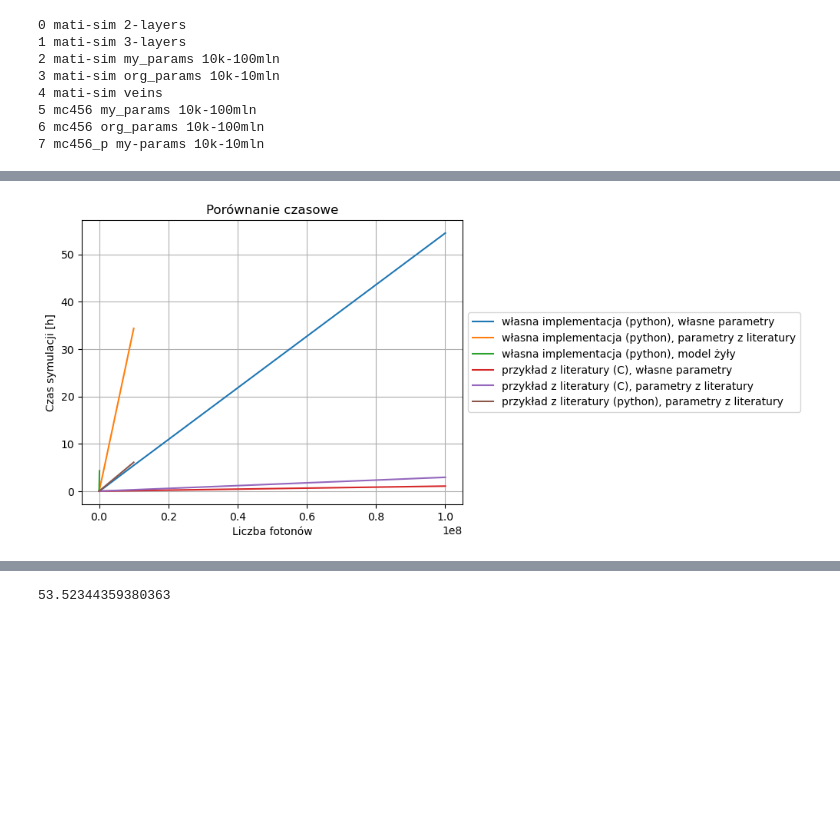
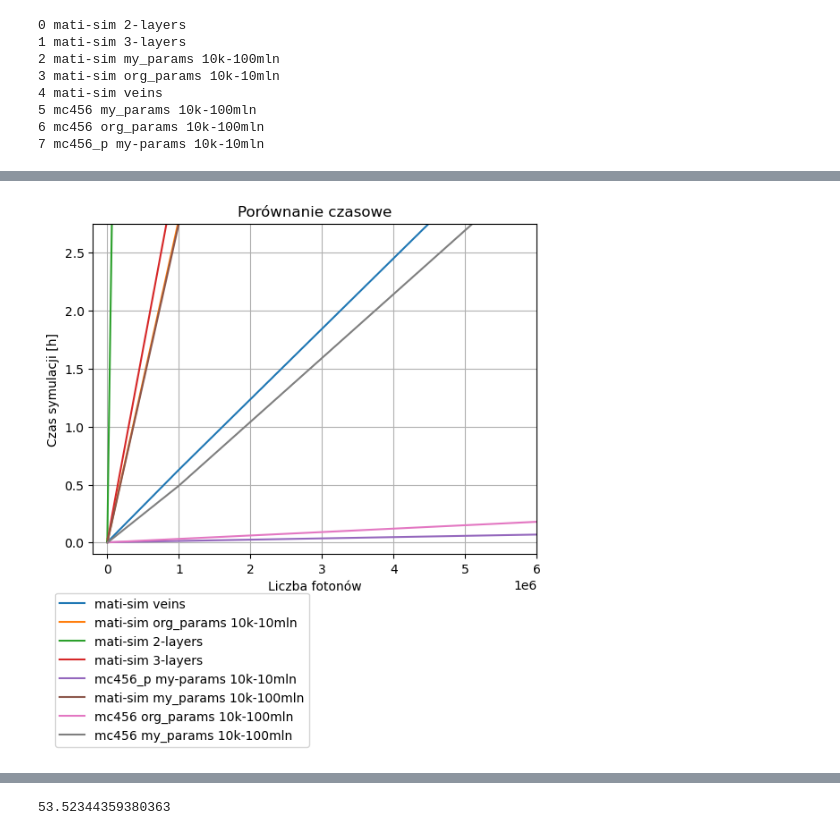
Before and after one commit to Mateuszq28/wyniki_symulacji_pulpit, a Jupyter notebook: time_comparison.ipynb, the cells around one changed output, grey strips where cells are left out. Drawn from its saved outputs; the diff is of its cells as text; code cells hidden in the pictures; blank space fills up the shorter version.

Commit message:
time

```diff
--- a/time_comparison.ipynb
+++ b/time_comparison.ipynb
@@ -79,4 +78,12 @@ for i in range(len(test_list)):
 print(time_collector)
 # %% [output]
 [['mati-sim 2-layers', [9.886546611785889, 988.9582951068878, 0.9880919456481934, 98.03512787818909, 9912.306844949722], ['1000_photons', '100_000_photons', '100_photons', '10_000_photons', '1_000_000 ...
+# %%
+photons = [[1000, 100_000, 100, 10_000, 1_000_000], [1000, 100_000, 100, 10_000, 1_000_000], ['g0', 'g0.5', 'g0.9', 'g1'], [100_000, 100_000_000, 100, 10_000, 10_000_000, 1_000_000]]
+photons += [[100_000, 10_000, 10_000_000, 1_000_000], [1000, 100_000, 100, 100, 10_000], ['coll_gauss', 'down', 'foc_gauss', 'isotropic', 'up']]
+photons += [[100_000, 100_000_000, 10_000, 10_000_000, 1_000_000], [100_000, 100_000_000, 10_000, 10_000_000, 1_000_000], ['g0'], ['g0']]
+photons += [[100_000, 10_000, 10_000_000, 1_000_000]]
+idx_out = [isinstance(l[0], str) for l in photons]
+photons = [l for l, cond_out in zip(photons, idx_out) if not cond_out]
+time_collector = [l for l, cond_out in zip(time_collector, idx_out) if not cond_out]
 # %%
@@ -168,3 +169,12 @@ for i in range(len(xy_list)):
 5 mc456 my_params 10k-100mln
 6 mc456 org_params 10k-100mln
 7 mc456_p my-params 10k-10mln
+# %%
+sorted_ids = [4,3,0,1,7,2,6,5]
+xy_list = [xy_list[i] for i in sorted_ids]
+names = [names[i] for i in sorted_ids]
+# %%
+for i,l in enumerate(xy_list):
+    print()
+    print(str(i)+' '+names[i])
+    print(l)
@@ -171,36 +199,55 @@ for i in range(len(xy_list)):
 # %%
-names = [time_collector[i][0] for i in range(len(xy_list))]
+# names = [time_collector[i][0] for i in range(len(xy_list))]
 skip = [0,1,4]
 skip = [0,1]
-names2 = [n for n,i in zip(names, range(len(names))) if i not in skip]
+skip = [2]
+skip = []
+names2 = [n for i,n in enumerate(names) if i not in skip]
+names11 = [n for i,n in enumerate(names) if i not in skip]
 
 for i in range(len(xy_list)):
 
     if i in skip:
         continue
 
     [photon_num, time_arr] = xy_list[i]
     x = photon_num
     y = time_arr / 60 / 60
     plt.plot(x, y)
     # plt.scatter(x, y, marker='x')
 
-names3 = ['własna implementacja (python), własne parametry',
-          'własna implementacja (python), parametry z literatury',
-          'własna implementacja (python), model żyły',
-          'przykład z literatury (C), własne parametry',
-          'przykład z literatury (C), parametry z literatury',
-          'przykład z literatury (python), parametry z literatury']
-plt.legend(names3, loc='center left', bbox_to_anchor=(1, 0.5))
+names3 = [
+    'własna implementacja (Python), model żyły',
+    'własna implementacja (Python), parametry (II)',
+    'własna implementacja (Python), modele dwuwarstwowy i trzywarstwowy',
+    'mc321 (Python), parametry (I)',
+    'własna implementacja (Python), parametry (I)',
+    'mc321 (C), parametry (II)',
+    'mc321 (C), parametry (I)'
+    ]
+names4 = [
+    'A.',
+    'B.',
+    'C.',
+    'D.',
+    'E.',
+    'F.',
+    'G.'
+    ]
+# plt.legend(names3, loc='center left', bbox_to_anchor=(1, 0.5))
+# plt.legend(names3)
+plt.legend(names11, loc='center left', bbox_to_anchor=(-0.1, -0.35))
 # plt.xlim((0,10**3))
 # plt.xscale('log')
 plt.grid()
 plt.title('Porównanie czasowe')
 plt.xlabel('Liczba fotonów')
 plt.ylabel('Czas symulacji [h]')
+plt.xlim(-2e5,6e6)
+plt.ylim(-0.1,2.75)
 plt.show()
 # %% [output]
-[figure, old version]
+[figure, new version]
 # %%
 names = [time_collector[i][0] for i in range(len(xy_list))]
 skip = [0,1,4]
```
Also changed, not shown: parts of 6 cells of this notebook.
